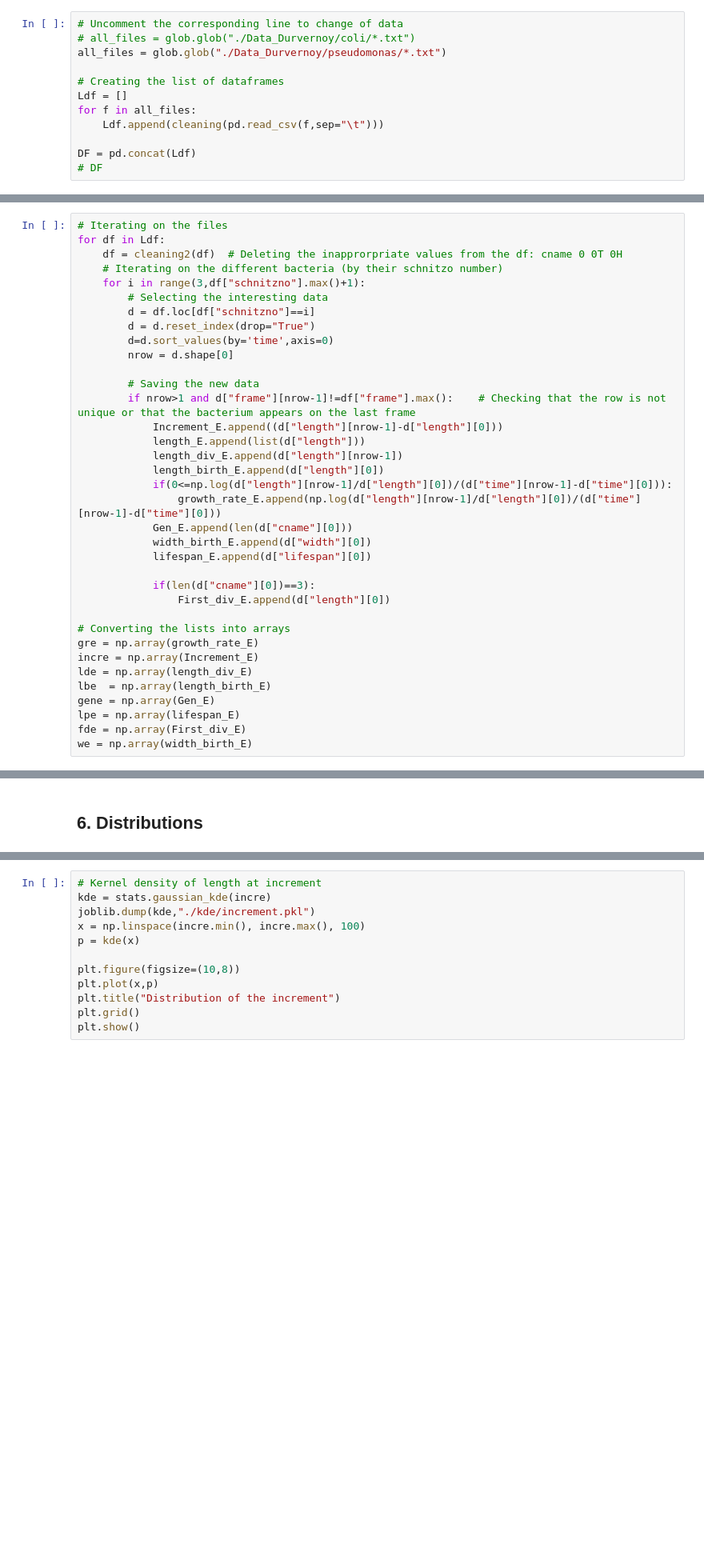
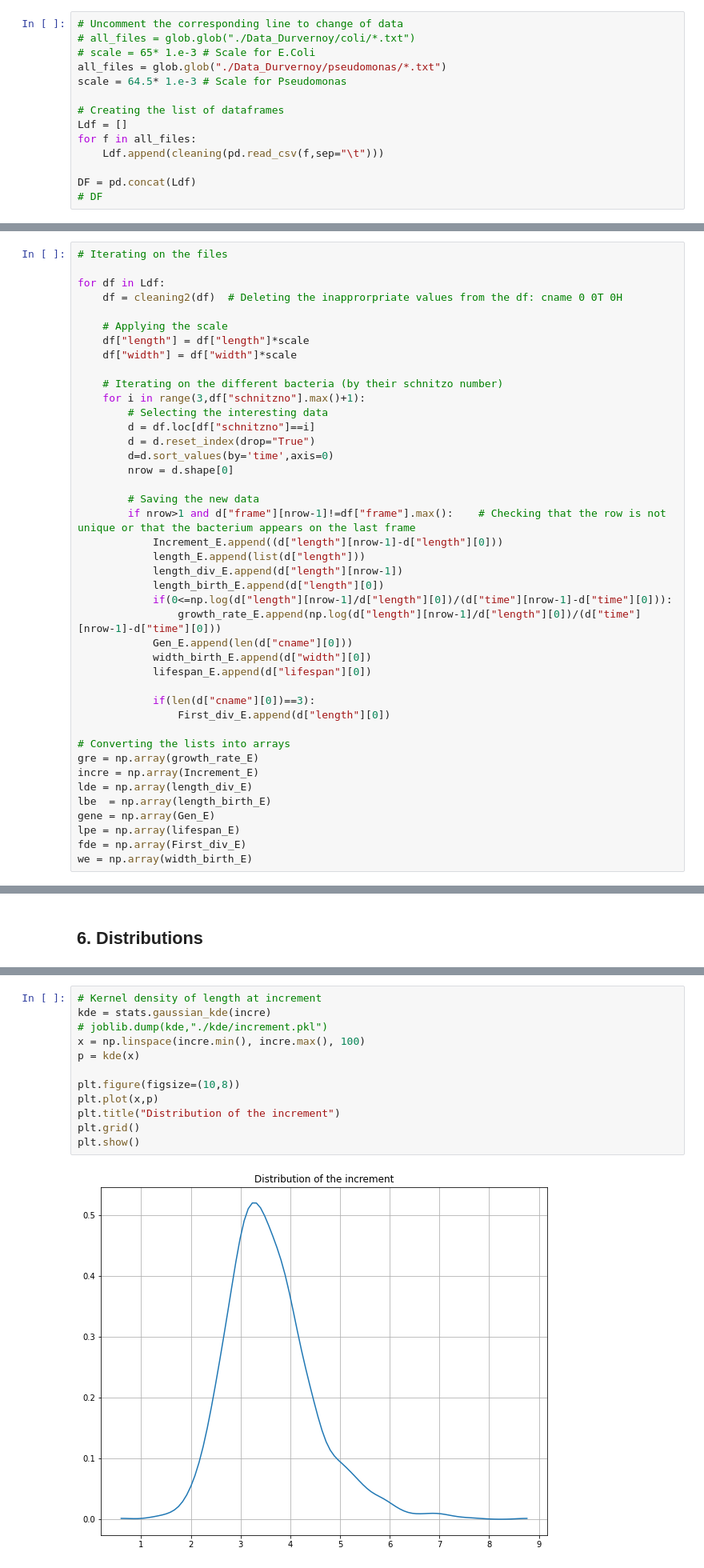
Before and after one commit to Rudiio/Bacteria, a Jupyter notebook: data.ipynb, the cells around one changed output, grey strips where cells are left out. Shown: that part at 80% size. Drawn from its saved outputs; the diff is of its cells as text; blank space fills up the shorter version.

```diff
--- a/data.ipynb
+++ b/data.ipynb
@@ -79,7 +85,9 @@ def cleaning2(df):
 # %%
 # Uncomment the corresponding line to change of data
 # all_files = glob.glob("./Data_Durvernoy/coli/*.txt")
+# scale = 65* 1.e-3 # Scale for E.Coli
 all_files = glob.glob("./Data_Durvernoy/pseudomonas/*.txt")
+scale = 64.5* 1.e-3 # Scale for Pseudomonas
 
 # Creating the list of dataframes
 Ldf = []
@@ -119,8 +126,14 @@ for i in range(0,len(Ldf)):
         Nb[i,j-1]=nrow
 # %%
 # Iterating on the files
+
 for df in Ldf:
     df = cleaning2(df)  # Deleting the inapprorpriate values from the df: cname 0 0T 0H
+
+    # Applying the scale
+    df["length"] = df["length"]*scale
+    df["width"] = df["width"]*scale
+
     # Iterating on the different bacteria (by their schnitzo number)
     for i in range(3,df["schnitzno"].max()+1):
         # Selecting the interesting data
@@ -196,15 +217,17 @@ plt.show()
 # %%
 # Kernel density of length at increment
 kde = stats.gaussian_kde(incre)
-joblib.dump(kde,"./kde/increment.pkl")
+# joblib.dump(kde,"./kde/increment.pkl")
 x = np.linspace(incre.min(), incre.max(), 100)
 p = kde(x)
 
 plt.figure(figsize=(10,8))
 plt.plot(x,p)
 plt.title("Distribution of the increment")
 plt.grid()
 plt.show()
+# %% [output]
+[figure, added]
 # %%
 # Kernel density of the birth length
 kde = stats.gaussian_kde(lbe)
```
Also changed, not shown: parts of 10 cells of this notebook, 15 other files.
